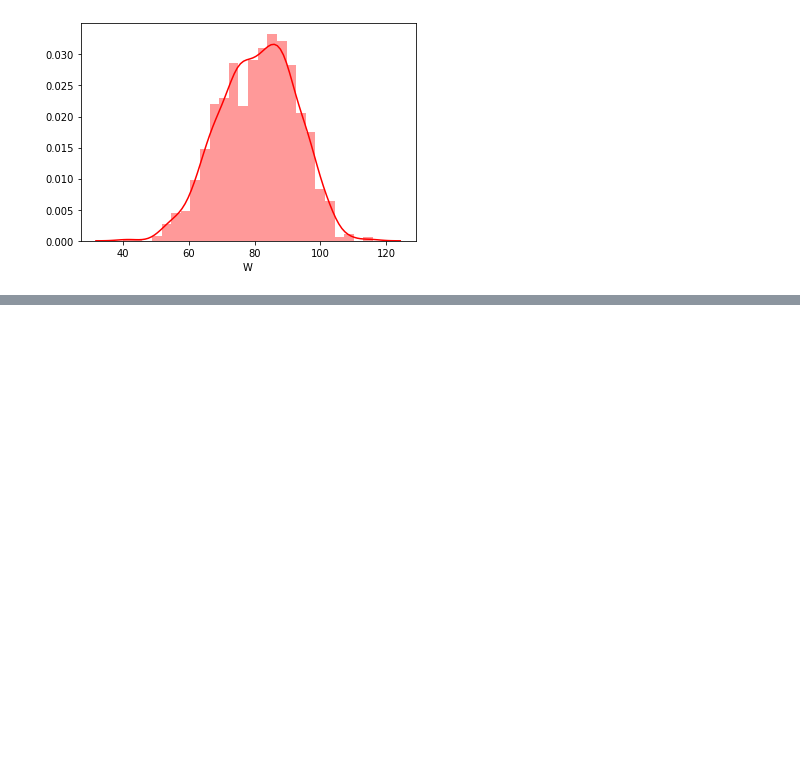
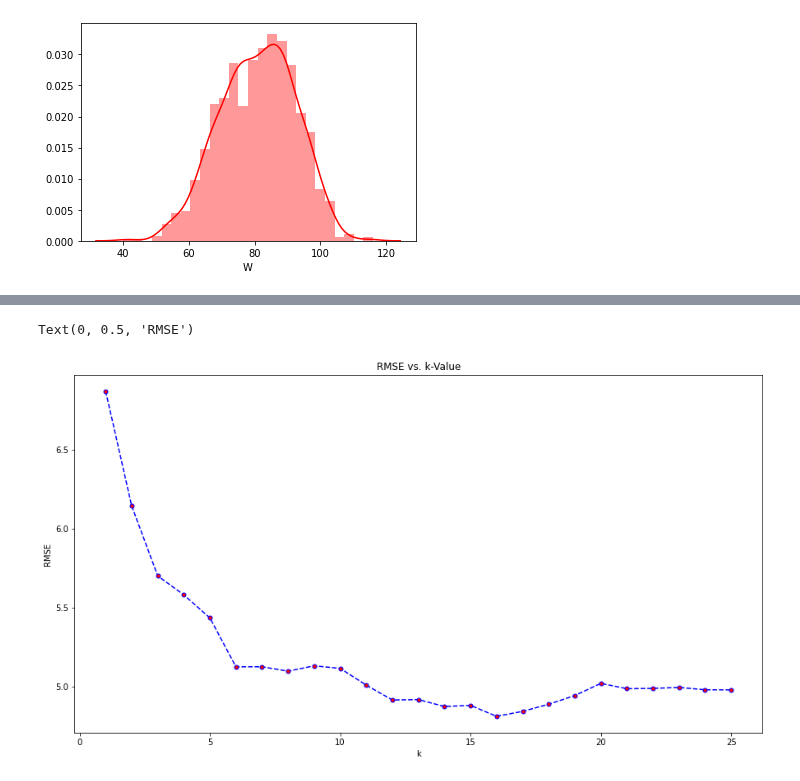
Before and after one commit to hitimr/ML_2020, a Jupyter notebook: Ex2/Moneyball/moneyball_exploration.ipynb, the cells around one changed output, grey strips where cells are left out. Drawn from its saved outputs; the diff is of its cells as text; code cells hidden in the pictures; blank space fills up the shorter version.

```diff
--- a/Ex2/Moneyball/moneyball_exploration.ipynb
+++ b/Ex2/Moneyball/moneyball_exploration.ipynb
@@ -208,0 +264,10 @@ plt.savefig("out/explornation/mean.pdf")
+# %%
+from sklearn.preprocessing import MinMaxScaler
+
+scaler = MinMaxScaler(feature_range=(0,1))
+Y = df_prep_nomiss[['W']]
+X = df_prep_nomiss[["RS","RA","OBP","SLG","BA","G","OOBP","OSLG"]]
+
+X = scaler.fit_transform(X)
+
+X_train, X_test, Y_train, Y_test = train_test_split(X,Y, test_size = 0.2, random_state = 0)
@@ -208,0 +278,11 @@ plt.savefig("out/explornation/mean.pdf")
+# %%
+rmse_val_knn = [] # to store rmse values for different k
+for k in range(25):
+    k = k + 1
+    model = neighbors.KNeighborsRegressor(n_neighbors=k)
+    model.fit(X_train, Y_train)
+    pred = model.predict(X_test)
+    error = sqrt(mean_squared_error(Y_test, pred))
+    rmse_val_knn.append(error)
+    #print("RMSE for k={}: {}".format(k, error))
+    print("R^2 for k={}: {}\n".format(k, model.score(X_test, Y_test)))
@@ -208,0 +307,10 @@ plt.savefig("out/explornation/mean.pdf")
+# %%
+plt.figure(figsize=(15,8))
+plt.plot(range(1,26), rmse_val_knn, color='blue', linestyle='dashed', marker='o',
+        markerfacecolor='red', markersize=5)
+plt.title('RMSE vs. k-Value')
+plt.xlabel('k')
+plt.ylabel('RMSE')
+# %% [output]
+Text(0, 0.5, 'RMSE')
+[figure, added]
```
Also changed, not shown: parts of 12 cells of this notebook, 3 other files.
